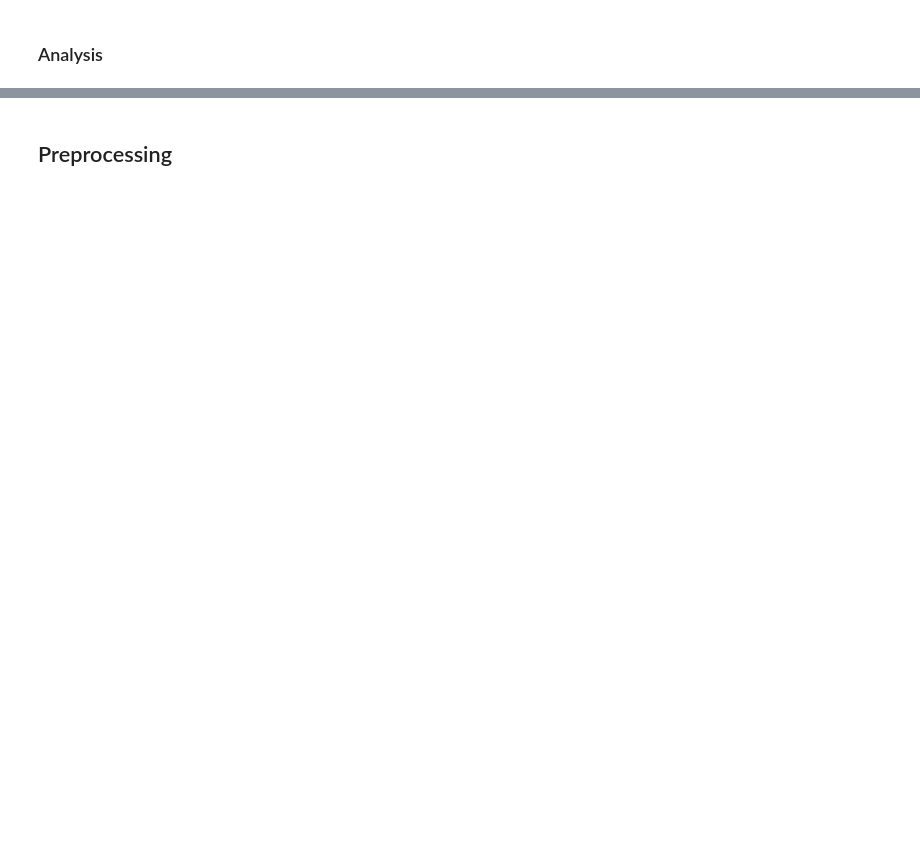
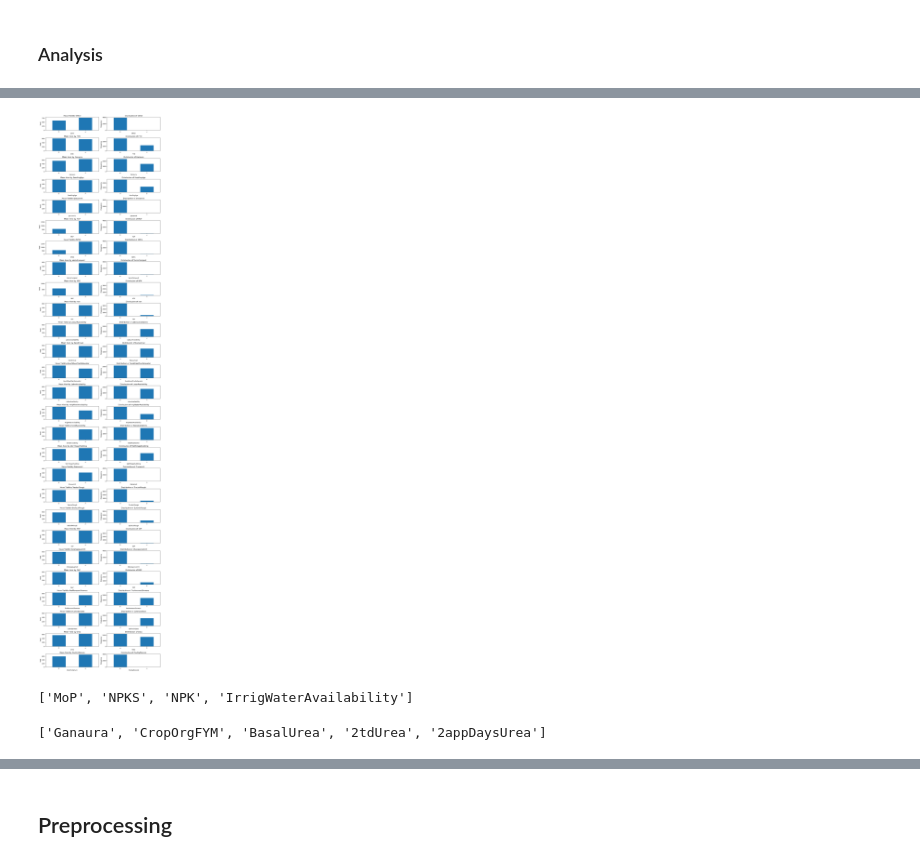
Before and after one commit to donald-okara/Green-Crop-Yield, a Jupyter notebook: data/Analysis_notebook.ipynb, the cells around one changed output, grey strips where cells are left out. Drawn from its saved outputs; the diff is of its cells as text; code cells hidden in the pictures; blank space fills up the shorter version.

```diff
--- a/data/Analysis_notebook.ipynb
+++ b/data/Analysis_notebook.ipynb
@@ -16,3 +18,18 @@ df.columns
+# %%
+dates = ['CropTillageDate', 'RcNursEstDate','SeedingSowingTransplanting' ,'Harv_date', 'Threshing_date']
+df[dates] = df[dates].apply(pd.to_datetime)
+
+df[dates] = df[dates].apply(lambda x: x.dt.to_period('M'))
+
+# Convert the date columns to month names
+df[dates] = df[dates].apply(lambda x: x.dt.strftime('%B'))
+# %%
+test[dates] = test[dates].apply(pd.to_datetime)
+
+test[dates] = test[dates].apply(lambda x: x.dt.to_period('M'))
+
+# Convert the date columns to month names
+test[dates] = test[dates].apply(lambda x: x.dt.strftime('%B'))
 # %%
 # Example: Data Preprocessing
 cat_cols = []
@@ -32,7 +49,7 @@ filtered_cat_cols = []
 # Iterate through the categorical columns
 for col in cat_cols:
     unique_values = df[col].nunique()  # Count the unique values in the column
-    if unique_values <= 5:  # Check if there are 5 or fewer unique values
+    if unique_values <= 4:  # Check if there are 5 or fewer unique values
         filtered_cat_cols.append(col)
 
 # Create a new DataFrame with the selected columns
@@ -128,3 +197,63 @@ def onehot_seperator(df, columns, test=None):
     return df, test
 
 df, test = onehot_seperator(df, sep_cols, test)
+# %%
+import matplotlib.pyplot as plt
+import pandas as pd
+
+# Assuming you have already defined df and unique_words
+
+# Define the number of rows and columns for the subplots
+num_rows = len(unique_words)
+number_of_cols = 2  # Two columns: Mean Yield and Distribution
+
+# Create subplots
+fig, axes = plt.subplots(num_rows, number_of_cols, figsize=(12, 2*num_rows))
+
+# Loop through each unique word column
+for i, column in enumerate(unique_words):
+    # Plot Mean Yield
+    ax = axes[i, 0]
+    df.groupby(column)['Yield'].mean().plot(kind='bar', ax=ax)
+    ax.set_title(f'Mean Yield by {column}')
+    ax.set_xlabel(column)
+    ax.set_ylabel('Yield')
+
+    # Plot Distribution
+    ax = axes[i, 1]
+    df[column].value_counts().plot(kind='bar', ax=ax)
+    ax.set_title(f'Distribution of {column}')
+    ax.set_xlabel(column)
+    ax.set_ylabel('Frequency')
+
+# Adjust layout and spacing
+plt.tight_layout()
+
+# Show the subplots
+plt.show()
+# %% [output]
+[figure, added]
+# %%
+# Initialize an empty list to store column names
+columns_with_large_difference = []
+
+# Loop through each unique word column
+for column in unique_words:
+    # Calculate the mean yield for each category in the column
+    mean_yield_by_category = df.groupby(column)['Yield'].mean()
+
+    # Calculate the difference in mean yield between categories
+    yield_differences = mean_yield_by_category.max() - mean_yield_by_category.min()
+
+    # Check if the difference is at least 350
+    if yield_differences >= 200:
+        columns_with_large_difference.append(column)
+
+# List of columns with a difference of at least 350 in mean yield
+print(columns_with_large_difference)
+# %% [output]
+['MoP', 'NPKS', 'NPK', 'IrrigWaterAvailability']
+# %%
+columns_with_more_than_1000_nulls
+# %% [output]
+['Ganaura', 'CropOrgFYM', 'BasalUrea', '2tdUrea', '2appDaysUrea']
```
Also changed, not shown: parts of 27 cells of this notebook, 6 other files.
